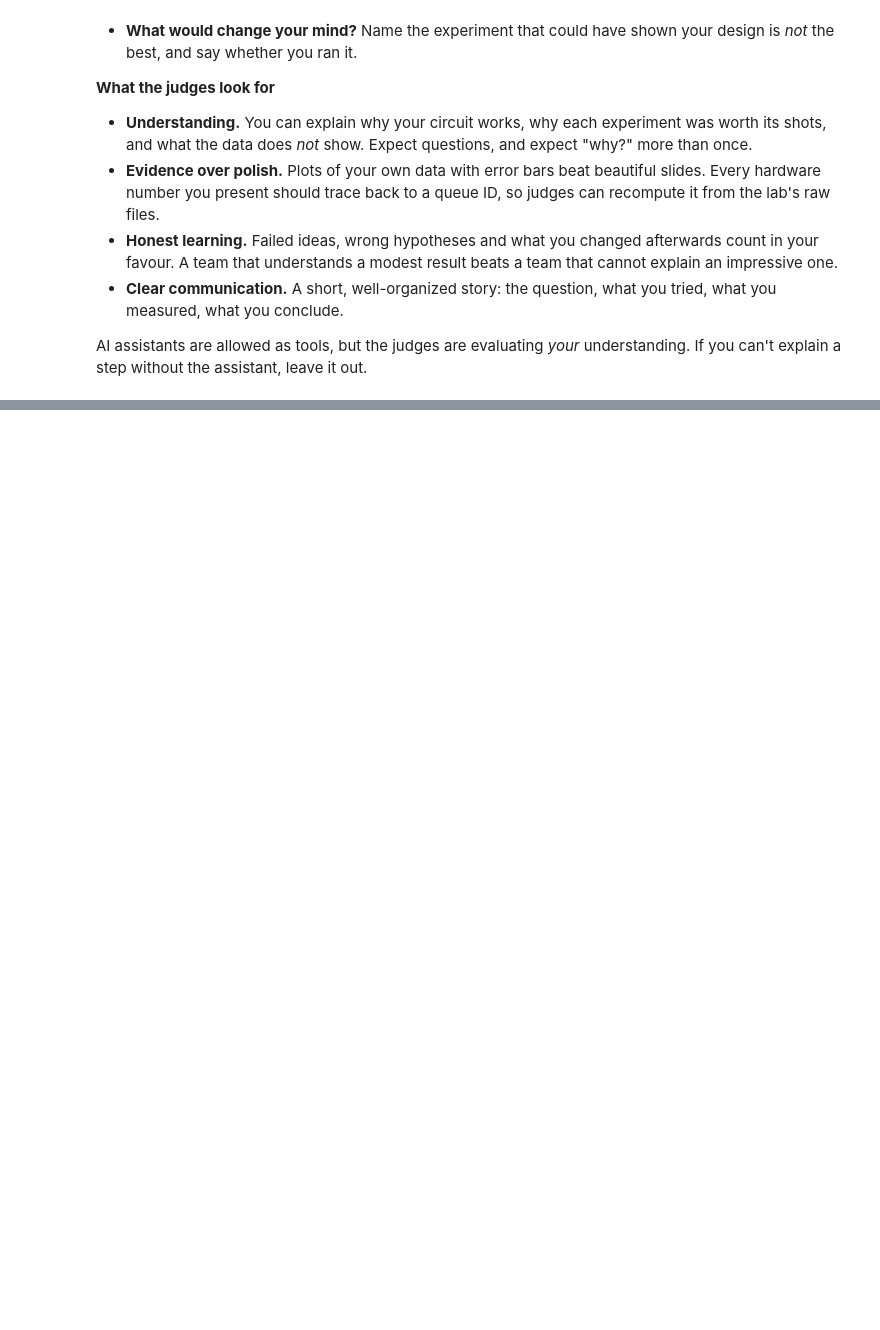
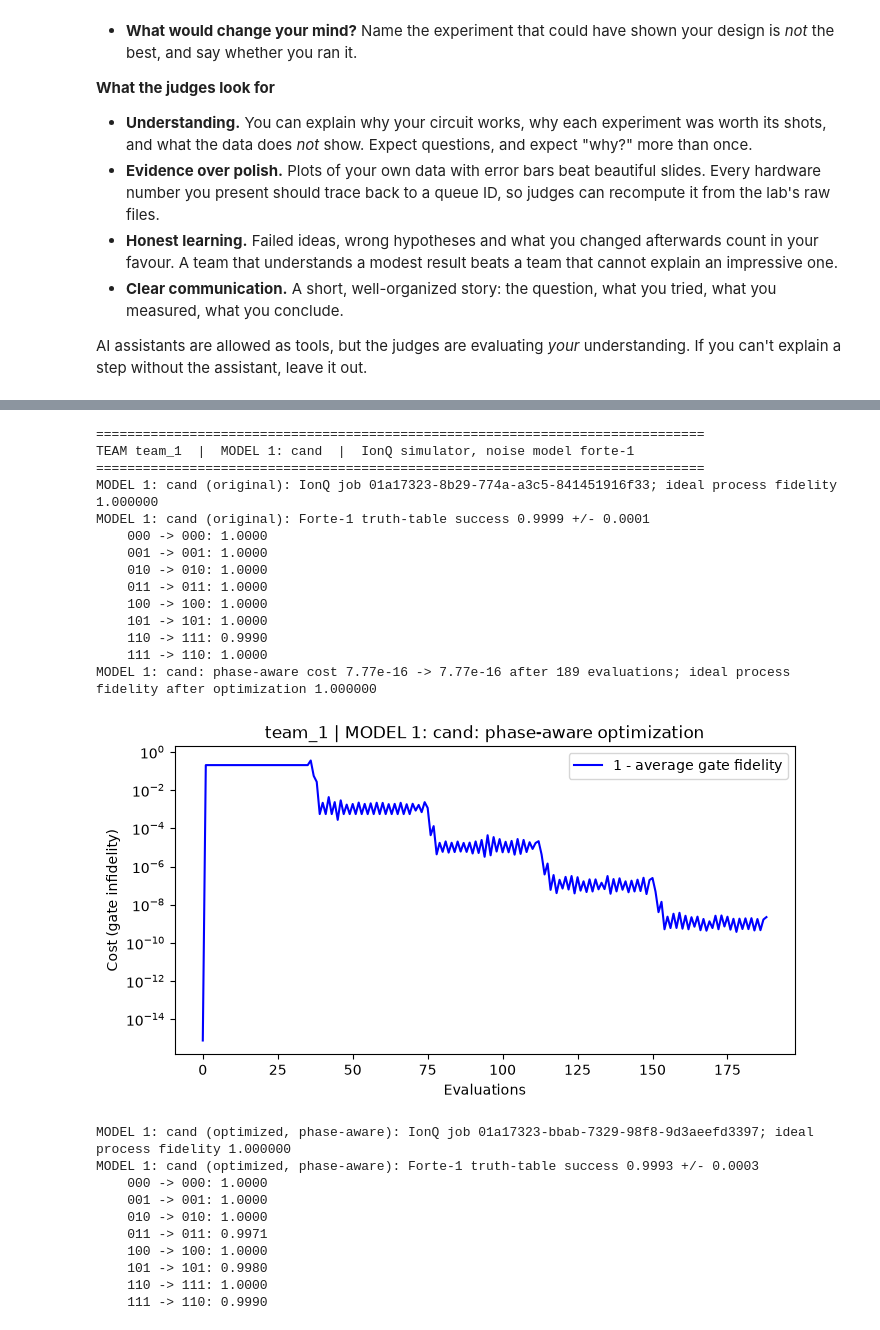
Before and after one commit to rahinarrianislam/DQCIntroChallenge, a Jupyter notebook: notebooks/Toffoli_Hardware_Hackathon_Challenge.ipynb, the cells around one changed output, grey strips where cells are left out. Cells and saved outputs as stored; diff of their text form; code cells hidden in the pictures; blank space fills up the shorter version.

```diff
--- a/notebooks/Toffoli_Hardware_Hackathon_Challenge.ipynb
+++ b/notebooks/Toffoli_Hardware_Hackathon_Challenge.ipynb
@@ -1213,0 +3230,49 @@ AI assistants are allowed as tools, but the judges are evaluating *your* underst
+# %%
+# IonQ Forte-1 noisy simulator, MODEL 1: our candidate (cand).
+# Same circuit as the hardware runs candidate_Fzzz, reference1_Fxxx and new_design_Fzzz/Fxxx.
+CAND_GATES = [
+    ("rz", (0,), -0.695913261 * np.pi), ("rz", (1,), -3 * np.pi / 4), ("ry", (1,), np.pi / 2),
+    ("rz", (1,), -np.pi), ("rz", (2,), 2 * np.pi / 3),
+    ("rxx", (0, 1), np.pi / 3),
+    ("rz", (0,), 0.804086709 * np.pi), ("ry", (0,), -np.pi / 2), ("rz", (0,), -0.195913283 * np.pi),
+    ("rz", (1,), -5 * np.pi / 12), ("rz", (2,), np.pi / 6), ("ry", (2,), np.pi / 2), ("rz", (2,), -np.pi),
+    ("rxx", (0, 2), -np.pi / 3),
+    ("rz", (0,), 0.608173462 * np.pi), ("rz", (1,), 5 * np.pi / 12), ("rz", (2,), -5 * np.pi / 12),
+    ("rxx", (0, 1), np.pi / 3),
+    ("rz", (0,), -0.547947298 * np.pi), ("ry", (0,), -0.320577980 * np.pi), ("rz", (0,), -np.pi / 12),
+    ("rz", (1,), -np.pi / 3), ("rz", (2,), -7 * np.pi / 12),
+    ("rxx", (0, 2), -np.pi / 3),
+    ("rz", (0,), -np.pi / 12), ("rz", (1,), -2 * np.pi / 3),
+    ("rxx", (1, 2), np.pi / 4),
+    ("rz", (0,), -np.pi), ("ry", (0,), -0.679422045 * np.pi), ("rz", (0,), 0.852033996 * np.pi),
+    ("ry", (1,), -np.pi / 2), ("rz", (1,), np.pi / 2), ("rz", (2,), -np.pi), ("ry", (2,), np.pi / 2),
+    ("rz", (2,), -np.pi / 12),
+]
+
+optimized_gates_cand = run_model('MODEL 1: cand', CAND_GATES)
+# %% [output]
+==============================================================================
+TEAM team_1  |  MODEL 1: cand  |  IonQ simulator, noise model forte-1
+==============================================================================
+MODEL 1: cand (original): IonQ job 01a17323-8b29-774a-a3c5-841451916f33; ideal process fidelity 1.000000
+MODEL 1: cand (original): Forte-1 truth-table success 0.9999 +/- 0.0001
+    000 -> 000: 1.0000
+    001 -> 001: 1.0000
+    010 -> 010: 1.0000
+    011 -> 011: 1.0000
+    100 -> 100: 1.0000
+    101 -> 101: 1.0000
+    110 -> 111: 0.9990
+    111 -> 110: 1.0000
+MODEL 1: cand: phase-aware cost 7.77e-16 -> 7.77e-16 after 189 evaluations; ideal process fidelity after optimization 1.000000
+[figure, added]
+MODEL 1: cand (optimized, phase-aware): IonQ job 01a17323-bbab-7329-98f8-9d3aeefd3397; ideal process fidelity 1.000000
+MODEL 1: cand (optimized, phase-aware): Forte-1 truth-table success 0.9993 +/- 0.0003
+    000 -> 000: 1.0000
+    001 -> 001: 1.0000
+    010 -> 010: 1.0000
+    011 -> 011: 0.9971
+    100 -> 100: 1.0000
+    101 -> 101: 0.9980
+    110 -> 111: 1.0000
+    111 -> 110: 0.9990
```
Also changed, not shown: parts of 74 cells of this notebook, 1 other file.
